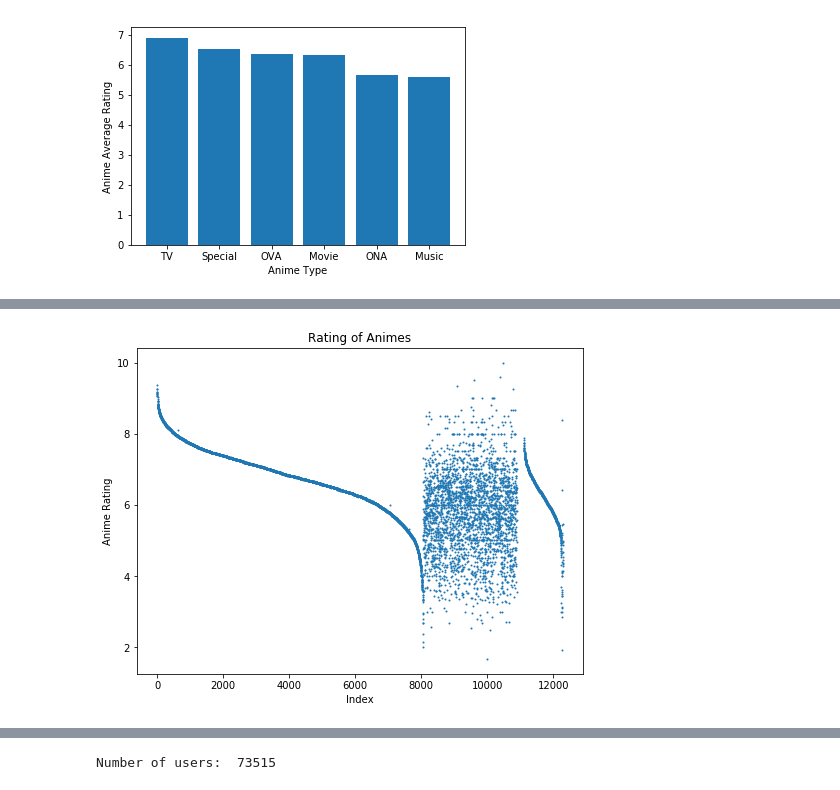
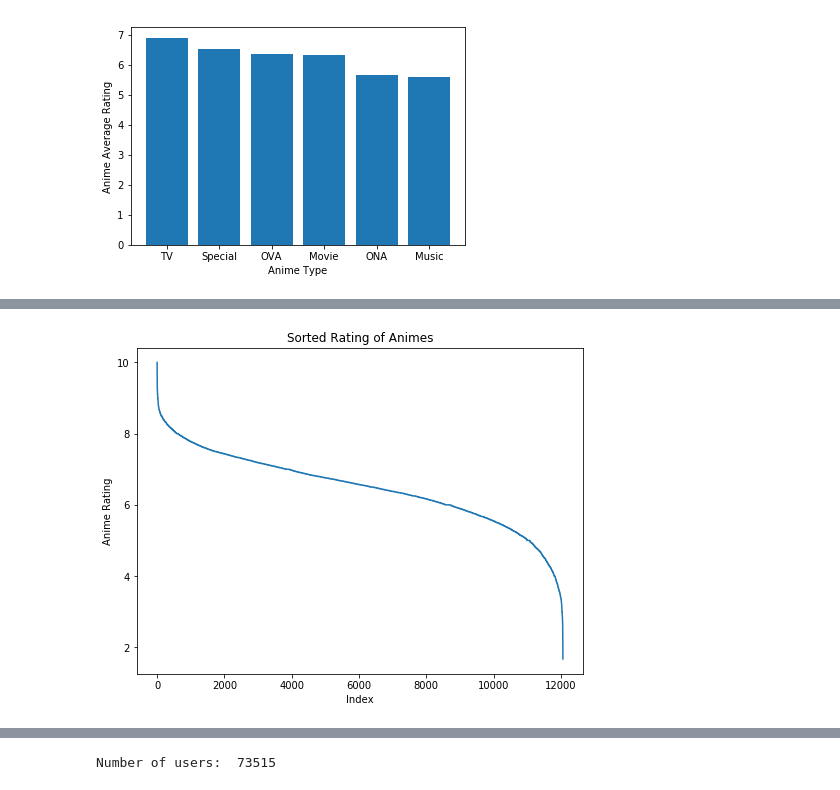
Before and after one commit to yungau/Recommendation-System, a Jupyter notebook: recommendation_system.ipynb, the cells around one changed output, grey strips where cells are left out. Saved outputs shown, nothing was run; the diff lists cells and outputs as text; code cells hidden in the pictures.

```diff
--- a/recommendation_system.ipynb
+++ b/recommendation_system.ipynb
@@ -186,9 +184,9 @@ plt.show()
 # %%
 plt.figure(figsize=(8,6))
-plt.scatter(anime.index, anime.rating, s=1)
+plt.plot(anime.index, anime.rating.sort_values(ascending=False))
 plt.xlabel('Index')
 plt.ylabel('Anime Rating')
-plt.title('Rating of Animes')
+plt.title('Sorted Rating of Animes')
 plt.show()
 # %% [output]
-[figure, old version]
+[figure, new version]
```
Also changed, not shown: parts of 7 cells of this notebook, 1 other file.
